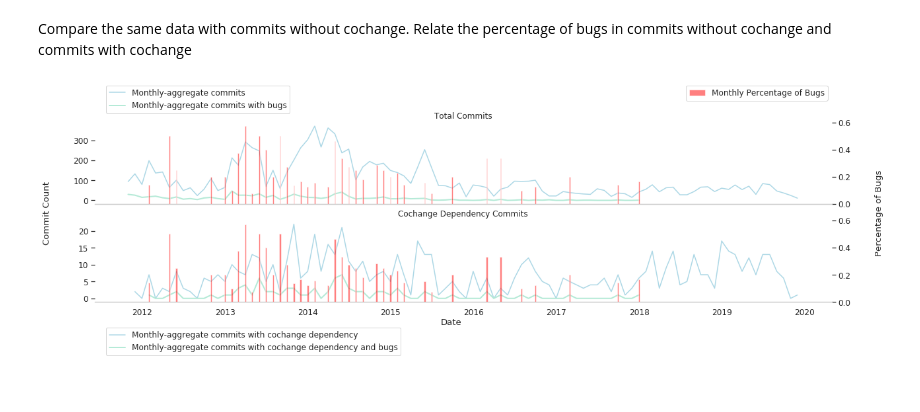
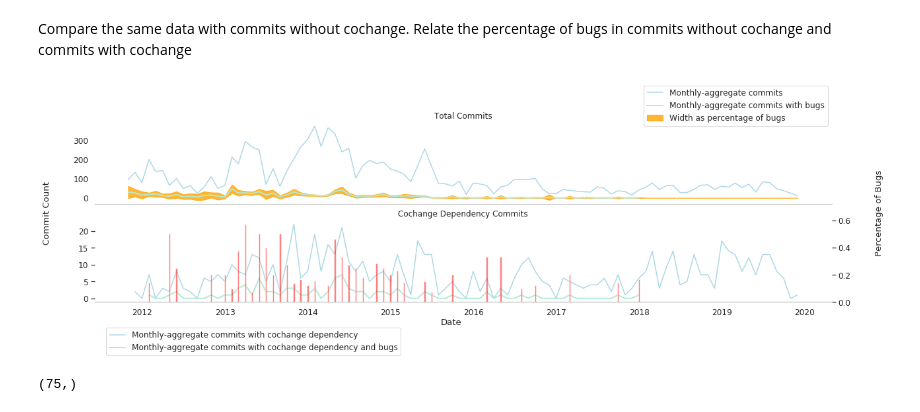
Before and after one commit to luisamaralh/co-change-dependencies, a Jupyter notebook: notebooks/eda.ipynb, the cells around one changed output. Cells and saved outputs as stored; diff of their text form; code cells hidden in the pictures.

Commit message:
WIP width as a representation of the percentage of bugs

```diff
--- a/notebooks/eda.ipynb
+++ b/notebooks/eda.ipynb
@@ -284,6 +284,7 @@ line1 = ax[0].plot(
     color='lightblue'
 )
 
+
 line2 = ax[0].plot(
     new_commits[new_commits.apply(lambda x: x in bic.values)].resample('M').count().index.date,
     new_commits[new_commits.apply(lambda x: x in bic.values)].resample('M').count(),
@@ -293,14 +294,20 @@ line2 = ax[0].plot(
 )
 ax[0].legend(loc='upper left', bbox_to_anchor=(0.01, 1.5))
 
-ax2 = ax[0].twinx()
-ax2.spines['top'].set_visible(False)
-ax2.spines['right'].set_visible(False)
-ax2.spines['left'].set_visible(False)
+# ax2 = ax[0].twinx()
+# ax2.spines['top'].set_visible(False)
+# ax2.spines['right'].set_visible(False)
+# ax2.spines['left'].set_visible(False)
 
-ratio = (cochange_commits[cochange_commits.apply(lambda x: x in bic.values)].resample('M').count() / cochange_commits.resample('M').count()).fillna(0.0)
-fill = ax2.bar(ratio.index.date, ratio.values, 5.0, color='red', alpha=.5, label='Monthly Percentage of Bugs')
-ax2.legend(loc='upper right', bbox_to_anchor=(1.0, 1.5))
+ratio = (new_commits[new_commits.apply(lambda x: x in bic.values)].resample('M').count() / new_commits.resample('M').count()).fillna(0.0)
+fill = ax[0].fill_between(
+    new_commits.resample('M').count().index.date,
+    (new_commits[new_commits.apply(lambda x: x in bic.values)].resample('M').count() + 100*ratio).fillna(0.0).values,
+    y2=(new_commits[new_commits.apply(lambda x: x in bic.values)].resample('M').count() - 100*ratio).fillna(0.0).values,
+    color='orange', alpha=.8, label='Width as percentage of bugs'
+)
+# fill = ax2.bar(ratio.index.date, ratio.values, 5.0, color='red', alpha=.5, label='Monthly Percentage of Bugs')
+ax[0].legend(loc='upper right', bbox_to_anchor=(1.0, 1.5))
 
 # sets up the second plot
 ax[1].set_title('Cochange Dependency Commits', fontsize=12)
@@ -309,31 +316,37 @@ ax[1].spines['right'].set_visible(False)
 ax[1].spines['left'].set_visible(False)
 
 line3 = ax[1].plot(
     cochange_commits.resample('M').count().index.date,
     cochange_commits.resample('M').count().values,
     label='Monthly-aggregate commits with cochange dependency',
     color='lightblue',
 )
 
 line4 = ax[1].plot(
     cochange_commits[cochange_commits.apply(lambda x: x in bic.values)].resample('M').count().index.date,
     cochange_commits[cochange_commits.apply(lambda x: x in bic.values)].resample('M').count().values,
     label='Monthly-aggregate commits with cochange dependency and bugs',
     color='#B5EAD7',
     linewidth=2.0
 )
 ax[1].legend(loc='lower left', bbox_to_anchor=(0.01, -0.7))
 
 ax3 = ax[1].twinx()
 # ax3.set_ylabel('Percentage of Bugs')
 ax3.spines['top'].set_visible(False)
 ax3.spines['right'].set_visible(False)
 ax3.spines['left'].set_visible(False)
 
 ratio = (cochange_commits[cochange_commits.apply(lambda x: x in bic.values)].resample('M').count() / cochange_commits.resample('M').count()).fillna(0.0)
 fill = ax3.bar(ratio.index.date, ratio.values, 7.0, color='red', alpha=.5, label='Monthly Percentage of Bugs')
 
 plt.show()
 # new_commits.resample('M').count().plot(kind='bar', figsize=(20,5))
 # %% [output]
-[figure, old version]
+[figure, new version]
+# %%
+ratio = (new_commits[new_commits.apply(lambda x: x in bic.values)].resample('M').count() / new_commits.resample('M').count())
+# (new_commits[new_commits.apply(lambda x: x in bic.values)].resample('M').count() + 2 * ratio).fillna(0.0).values
+new_commits.resample('M').count().shape
+# %% [output]
+(75,)
```
